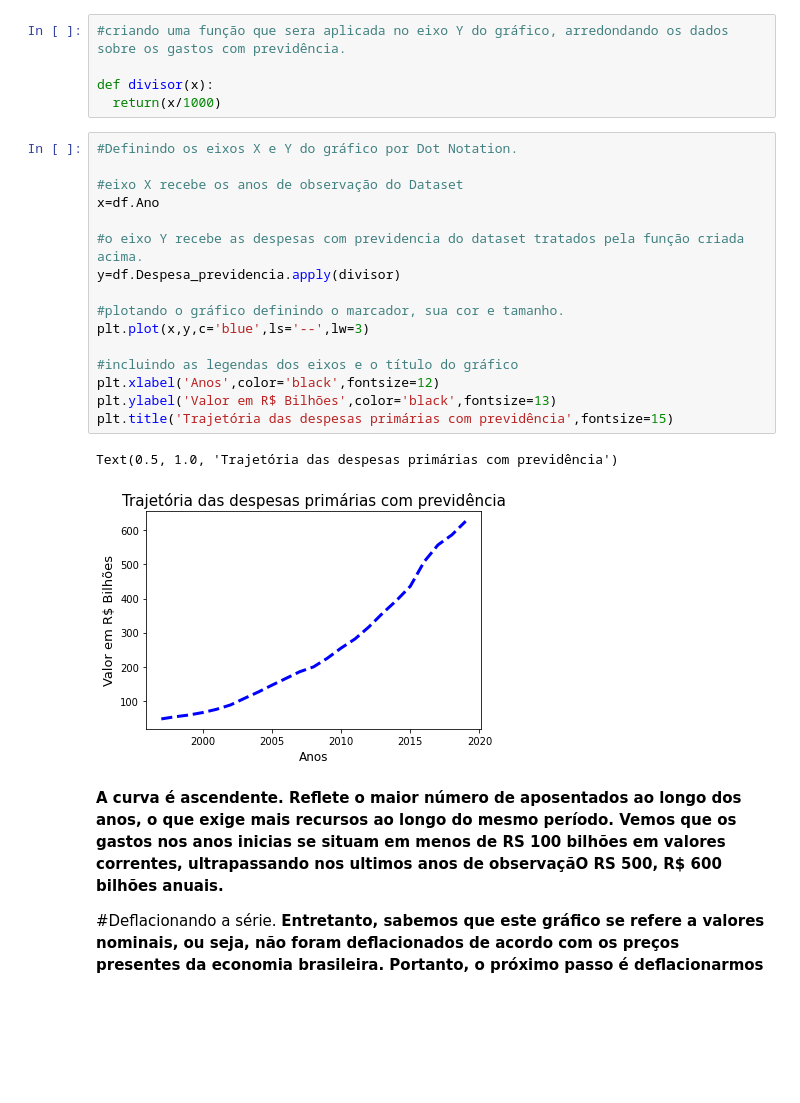
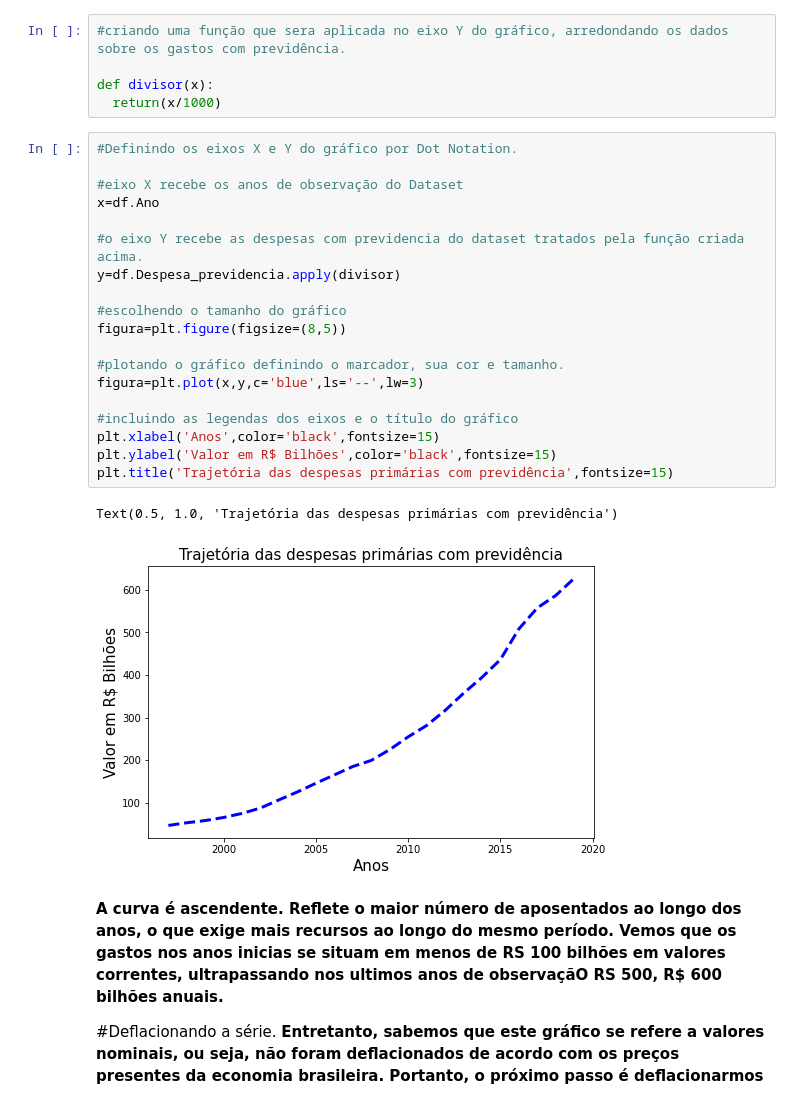
Before and after one commit to jp-data/template_portfolio, a Jupyter notebook: Previdência_social_brasileira.ipynb, the cells around one changed output. Drawn from its saved outputs; the diff is of its cells as text; blank space fills up the shorter version.

```diff
--- a/Previdência_social_brasileira.ipynb
+++ b/Previdência_social_brasileira.ipynb
@@ -178,22 +178,25 @@ def divisor(x):
 # %%
 #Definindo os eixos X e Y do gráfico por Dot Notation.
 
 #eixo X recebe os anos de observação do Dataset
 x=df.Ano
 
 #o eixo Y recebe as despesas com previdencia do dataset tratados pela função criada acima.
 y=df.Despesa_previdencia.apply(divisor)
 
+#escolhendo o tamanho do gráfico
+figura=plt.figure(figsize=(8,5))
+
 #plotando o gráfico definindo o marcador, sua cor e tamanho.
-plt.plot(x,y,c='blue',ls='--',lw=3)
+figura=plt.plot(x,y,c='blue',ls='--',lw=3)
 
 #incluindo as legendas dos eixos e o título do gráfico
-plt.xlabel('Anos',color='black',fontsize=12)
-plt.ylabel('Valor em R$ Bilhões',color='black',fontsize=13)
+plt.xlabel('Anos',color='black',fontsize=15)
+plt.ylabel('Valor em R$ Bilhões',color='black',fontsize=15)
 plt.title('Trajetória das despesas primárias com previdência',fontsize=15)
 # %% [output]
 Text(0.5, 1.0, 'Trajetória das despesas primárias com previdência')
-[figure, old version]
+[figure, new version]
 # %% [markdown]
 **A curva é ascendente. Reflete o maior número de aposentados ao longo dos anos, o que exige mais recursos ao longo do mesmo período. Vemos que os gastos nos anos inicias se situam em menos de RS 100 bilhões em valores correntes, ultrapassando nos ultimos anos de observaçãO RS 500, R$ 600 bilhões anuais.**
 
```
Also changed, not shown: parts of 4 cells of this notebook.
